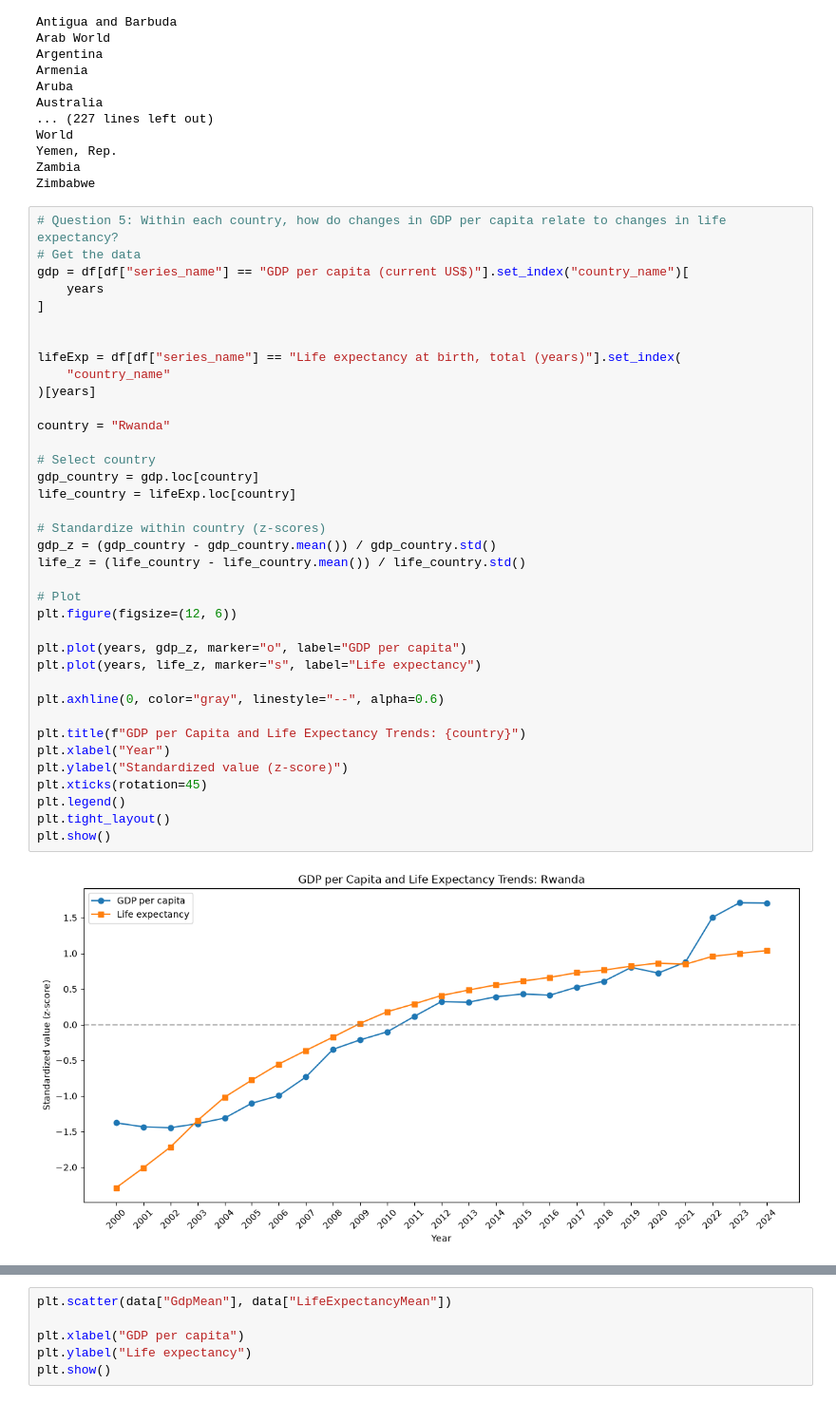
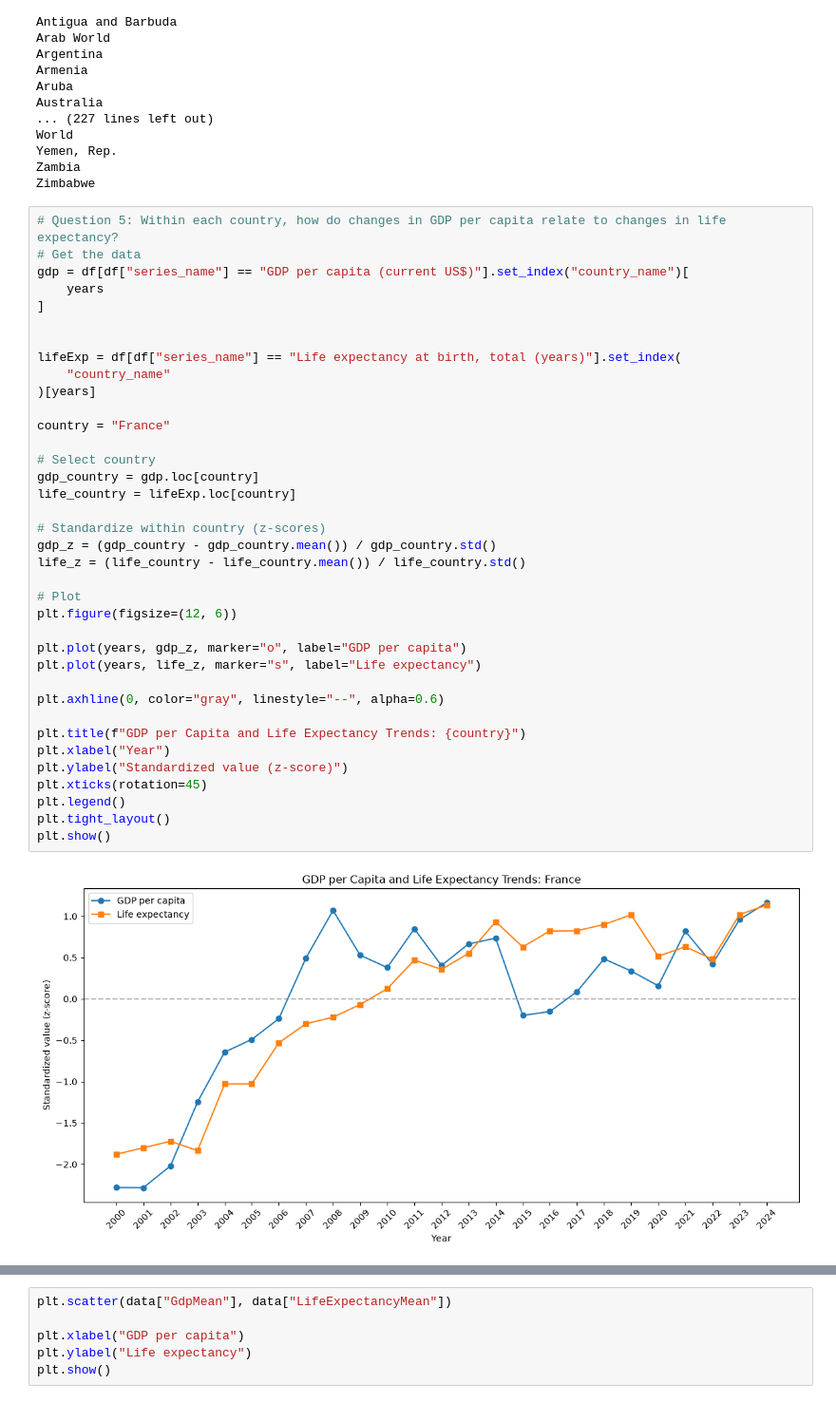
Before and after one commit to AkotoChristine/PDA_Assignment_2-, a Jupyter notebook: eda.ipynb, the cells around one changed output, grey strips where cells are left out. Shown at 95% size. Cells and saved outputs as stored; diff of their text form.

```diff
--- a/eda.ipynb
+++ b/eda.ipynb
@@ -195,33 +203,33 @@ gdp = df[df["series_name"] == "GDP per capita (current US$)"].set_index("country
 
 lifeExp = df[df["series_name"] == "Life expectancy at birth, total (years)"].set_index(
     "country_name"
 )[years]
 
-country = "Rwanda"
+country = "France"
 
 # Select country
 gdp_country = gdp.loc[country]
 life_country = lifeExp.loc[country]
 
 # Standardize within country (z-scores)
 gdp_z = (gdp_country - gdp_country.mean()) / gdp_country.std()
 life_z = (life_country - life_country.mean()) / life_country.std()
 
 # Plot
 plt.figure(figsize=(12, 6))
 
 plt.plot(years, gdp_z, marker="o", label="GDP per capita")
 plt.plot(years, life_z, marker="s", label="Life expectancy")
 
 plt.axhline(0, color="gray", linestyle="--", alpha=0.6)
 
 plt.title(f"GDP per Capita and Life Expectancy Trends: {country}")
 plt.xlabel("Year")
 plt.ylabel("Standardized value (z-score)")
 plt.xticks(rotation=45)
 plt.legend()
 plt.tight_layout()
 plt.show()
 # %% [output]
-[figure, old version]
+[figure, new version]
 # %%
```
Also changed, not shown: parts of 9 cells of this notebook.
